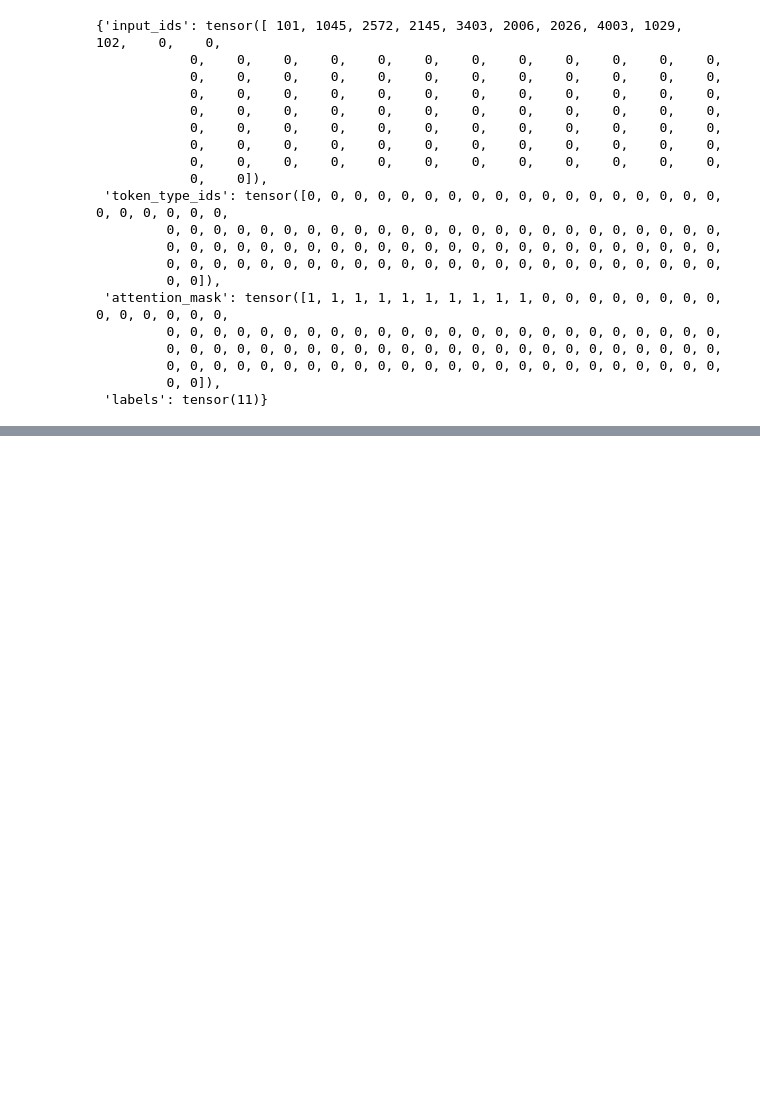
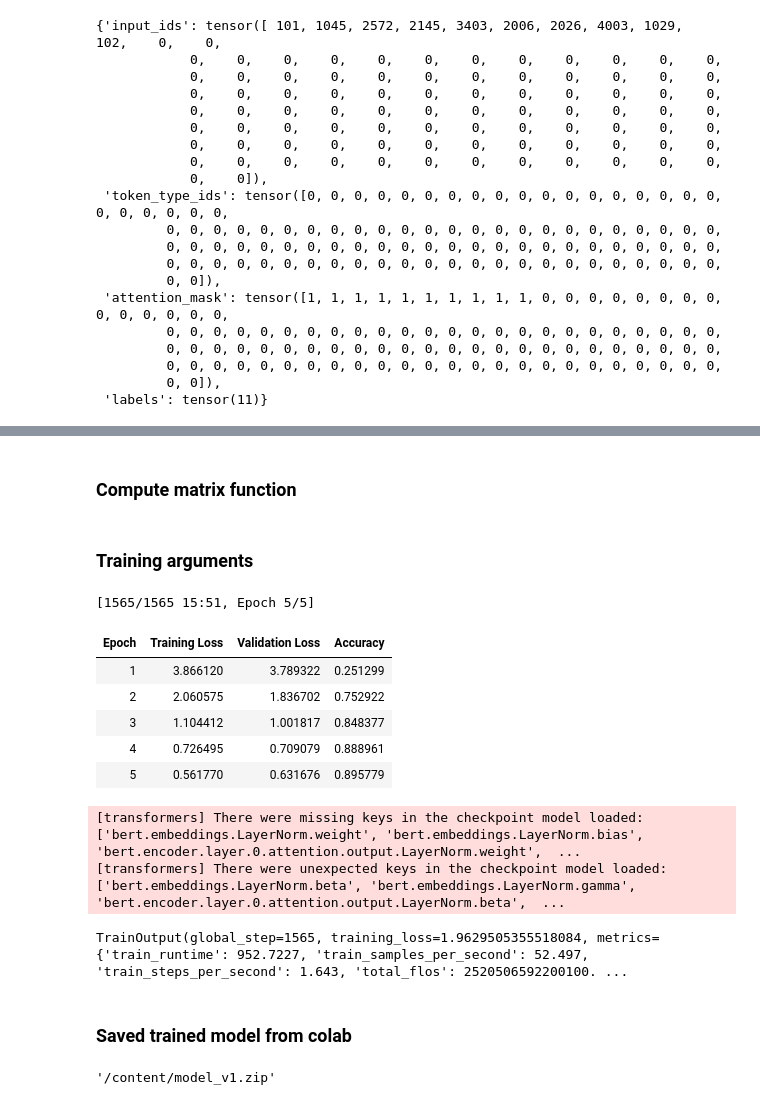
Before and after one commit to PathumDilhara/BankIntel-AI-Chatbot, a Jupyter notebook: chatbot_core/training.ipynb, the cells around one changed output, grey strips where cells are left out. Drawn from its saved outputs; the diff is of its cells as text; code cells hidden in the pictures; blank space fills up the shorter version.

Commit message:
Bert model fine-tunning & saving to local

```diff
--- a/chatbot_core/training.ipynb
+++ b/chatbot_core/training.ipynb
@@ -232,0 +339,62 @@ train_ds[0]
+# %% [markdown]
+### Compute matrix function
+# %%
+acc_metric = evaluate.load('accuracy', download_mode='force_redownload')
+
+def compute_metric(eval_pred):
+    logits, labels = eval_pred   # logits - predicted class probs list by moel for val_ds, label - acutala label of those predicted labels
+
+    predictions = np.argmax(logits, axis=1)   # Choose max vlaue from each logits list
+
+    return acc_metric.compute(predictions=predictions, references=labels)
+# %% [markdown]
+### Training arguments
+# %%
+training_args = TrainingArguments(
+    output_dir='/result',
+    eval_strategy='epoch',
+    save_strategy='epoch',
+    logging_strategy='steps',
+    logging_steps=10,
+
+    learning_rate=2e-5,
+    per_device_train_batch_size=32,
+    per_device_eval_batch_size=32,
+    num_train_epochs=5,
+    weight_decay=0.01,
+
+    warmup_steps=500,
+    lr_scheduler_type='linear',
+
+    load_best_model_at_end=True,
+    metric_for_best_model='accuracy',
+    report_to='none'
+)
+# %%
+# from torch.optim import AdamW
+
+# optimizer = AdamW(model.parameters(), lr=training_args.learning_rate, fused=False)
+
+trainner = Trainer(
+    model=model,
+    args=training_args,
+    train_dataset=train_ds,
+    eval_dataset=val_ds,
+    compute_metrics=compute_metric,
+    # optimizers=(optimizer, None)
+)
+# %%
+trainner.train()
+# %% [output]
+[1565/1565 15:51, Epoch 5/5]
+| Epoch | Training Loss | Validation Loss | Accuracy |
+| 1 | 3.866120 | 3.789322 | 0.251299 |
+| 2 | 2.060575 | 1.836702 | 0.752922 |
+| 3 | 1.104412 | 1.001817 | 0.848377 |
+| 4 | 0.726495 | 0.709079 | 0.888961 |
+| 5 | 0.561770 | 0.631676 | 0.895779 |
+[transformers] There were missing keys in the checkpoint model loaded: ['bert.embeddings.LayerNorm.weight', 'bert.embeddings.LayerNorm.bias', 'bert.encoder.layer.0.attention.output.LayerNorm.weight',  ...
+[transformers] There were unexpected keys in the checkpoint model loaded: ['bert.embeddings.LayerNorm.beta', 'bert.embeddings.LayerNorm.gamma', 'bert.encoder.layer.0.attention.output.LayerNorm.beta',  ...
+TrainOutput(global_step=1565, training_loss=1.9629505355518084, metrics={'train_runtime': 952.7227, 'train_samples_per_second': 52.497, 'train_steps_per_second': 1.643, 'total_flos': 2520506592200100. ...
+# %% [markdown]
+### Saved trained model from colab
@@ -232,0 +408,6 @@ train_ds[0]
+# %%
+import shutil
+
+shutil.make_archive("model_v1", "zip", "saved_models/v_1")
+# %% [output]
+'/content/model_v1.zip'
```
Also changed, not shown: parts of 18 cells of this notebook, 4 other files.
